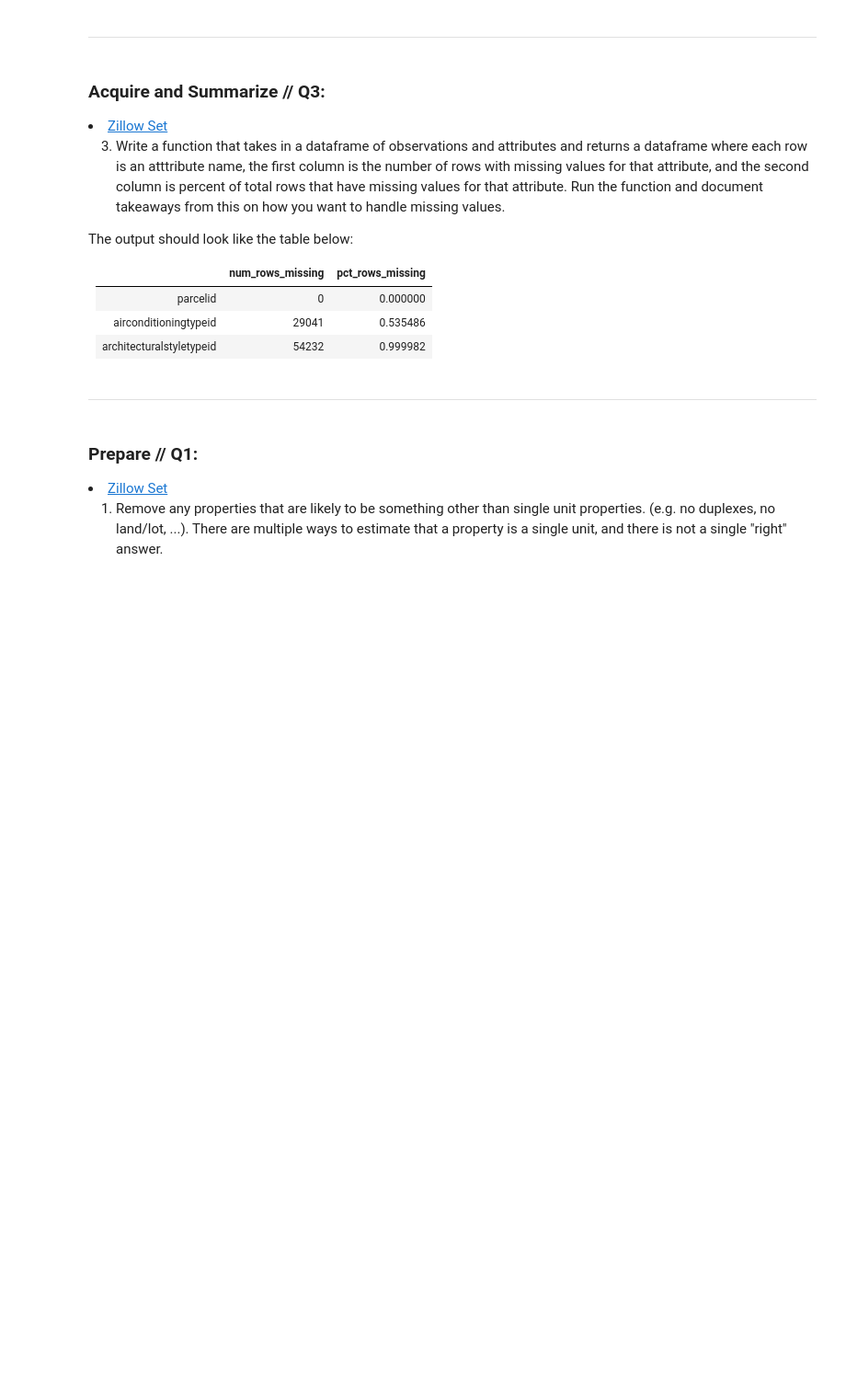
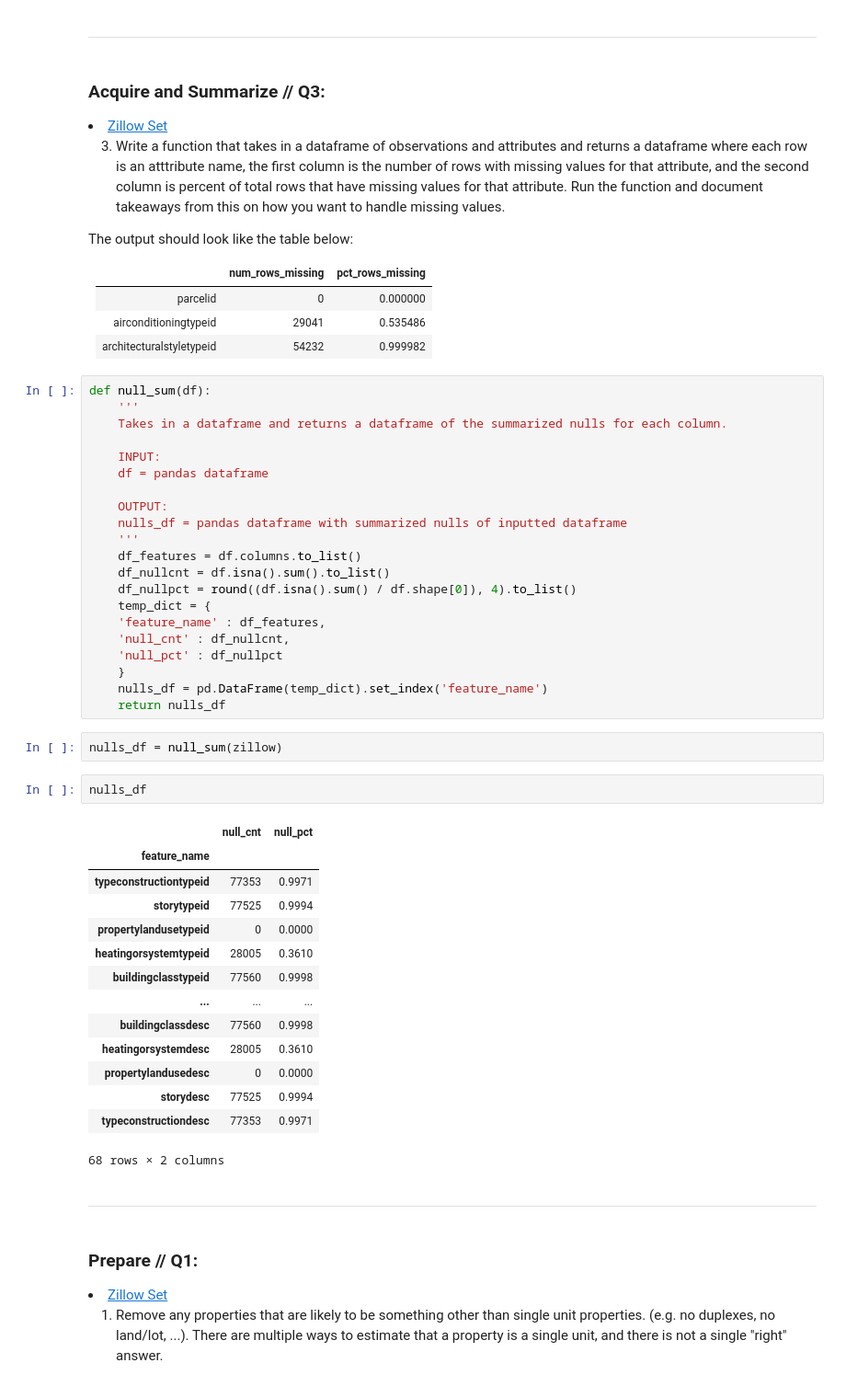
Before and after one commit to Jared-Wood135/clustering-exercises, a Jupyter notebook: zillow.ipynb, the cells around one changed output. Shown at 92% size. Cells and saved outputs as stored; diff of their text form; blank space fills up the shorter version.

Commit message:
Completed 'Data Wrangling' Exercises

```diff
--- a/zillow.ipynb
+++ b/zillow.ipynb
@@ -61,6 +109,46 @@ The output should look like the table below:
 | parcelid | 0 | 0.000000 |
 | airconditioningtypeid	| 29041 | 0.535486 |
 |architecturalstyletypeid | 54232 | 0.999982 |
+# %%
+def null_sum(df):
+    '''
+    Takes in a dataframe and returns a dataframe of the summarized nulls for each column.
+
+    INPUT:
+    df = pandas dataframe
+
+    OUTPUT:
+    nulls_df = pandas dataframe with summarized nulls of inputted dataframe
+    '''
+    df_features = df.columns.to_list()
+    df_nullcnt = df.isna().sum().to_list()
+    df_nullpct = round((df.isna().sum() / df.shape[0]), 4).to_list()
+    temp_dict = {
+    'feature_name' : df_features,
+    'null_cnt' : df_nullcnt,
+    'null_pct' : df_nullpct
+    }
+    nulls_df = pd.DataFrame(temp_dict).set_index('feature_name')
+    return nulls_df
+# %%
+nulls_df = null_sum(zillow)
+# %%
+nulls_df
+# %% [output]
+|  | null_cnt | null_pct |
+| feature_name |  |  |
+| typeconstructiontypeid | 77353 | 0.9971 |
+| storytypeid | 77525 | 0.9994 |
+| propertylandusetypeid | 0 | 0.0000 |
+| heatingorsystemtypeid | 28005 | 0.3610 |
+| buildingclasstypeid | 77560 | 0.9998 |
+| ... | ... | ... |
+| buildingclassdesc | 77560 | 0.9998 |
+| heatingorsystemdesc | 28005 | 0.3610 |
+| propertylandusedesc | 0 | 0.0000 |
+| storydesc | 77525 | 0.9994 |
+| typeconstructiondesc | 77353 | 0.9971 |
+68 rows × 2 columns
 # %% [markdown]
 ---
 # %% [markdown]
```
Also changed, not shown: parts of 22 cells of this notebook, 1 other file.
